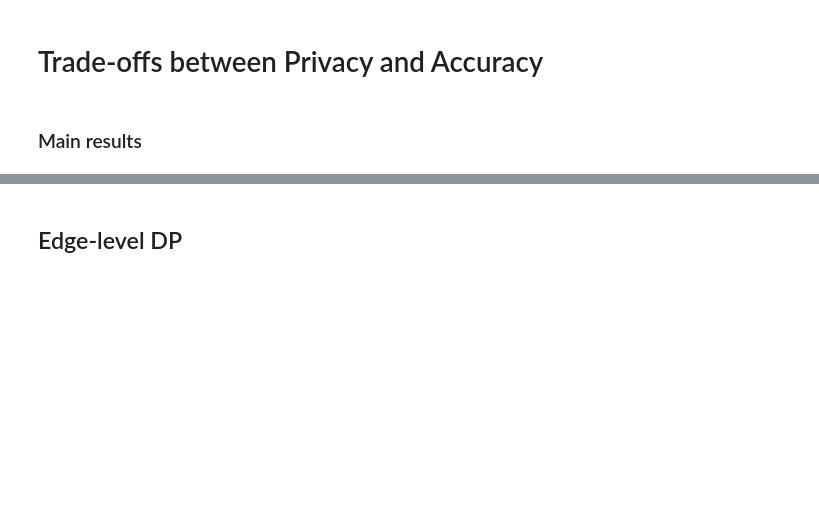
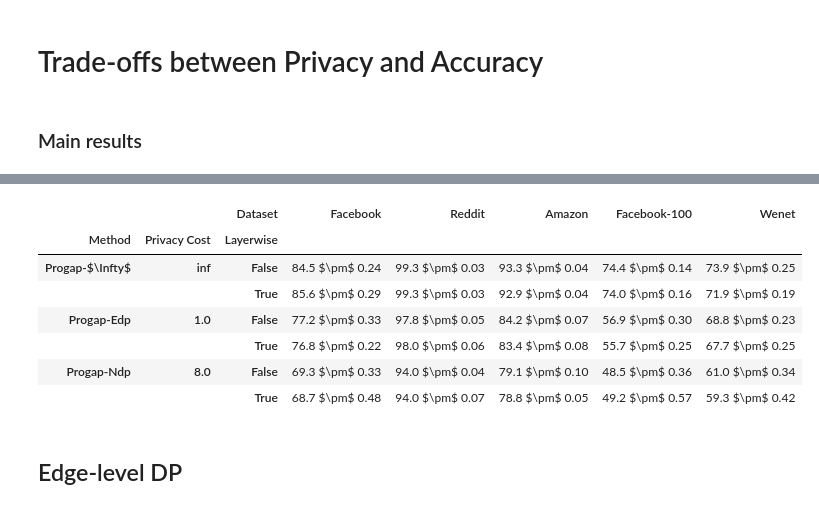
Before and after one commit to sisaman/ProGAP, a Jupyter notebook: results.ipynb, the cells around one changed output, grey strips where cells are left out. Drawn from its saved outputs; the diff is of its cells as text; code cells hidden in the pictures; blank space fills up the shorter version.

```diff
--- a/results.ipynb
+++ b/results.ipynb
@@ -136,5 +171,63 @@ df
 |  | GAP-NDP | 8.0 | 63.9 $\pm$ 0.49 | 93.9 $\pm$ 0.09 | 77.7 $\pm$ 0.11 | 43.0 $\pm$ 0.20 | 58.3 $\pm$ 0.38 |
 |  | MLP-DP | 8.0 | 50.0 $\pm$ 0.33 | 81.4 $\pm$ 0.10 | 73.6 $\pm$ 0.07 | 34.5 $\pm$ 0.13 | 50.8 $\pm$ 0.37 |
+# %%
+cols = ['id', 'method', 'dataset', 'epsilon', 'layerwise', 'train/acc_mean', 'val/acc_mean', 'test/acc_mean', 'test/acc_ci']
+methods = ['ProGAP-$\infty$', 'ProGAP-EDP', 'ProGAP-NDP']
+datasets = ['facebook', 'reddit', 'amazon', 'facebook-100', 'wenet']
+
+df = pd.DataFrame(data_list)
+df = df.filter(items=cols)
+df = df.query('dataset in @datasets and method in @methods')
+df.loc[df['method'] == 'ProGAP-$\infty$', 'epsilon'] = np.inf
+df = df.query('method != "ProGAP-EDP" or epsilon == 1')
+df = df.query('method != "ProGAP-NDP" or epsilon == 8')
+
+
+idx = df.groupby(['dataset', 'method', 'epsilon', 'layerwise'])['val/acc_mean'].idxmax().values
+df = df.loc[idx]
+
+df['acc'] = df[['test/acc_mean', 'test/acc_ci']].apply(
+    lambda row: '%.1f $\pm$ %.2f' % (row['test/acc_mean'], row['test/acc_ci']), axis=1
+)
+df = df.drop(columns=['id', 'train/acc_mean', 'val/acc_mean', 'test/acc_mean', 'test/acc_ci'])
+
+def sort_key(row):
+    keys = {
+        **{k:v+1 for v,k in enumerate(datasets)},     # datasets
+        'ProGAP-$\infty$': 1, 'ProGAP-EDP': 3, 'ProGAP-NDP': 6,  # methods
+        False: 1, True: 2,  # layerwise
+    }
+    if isinstance(row, pd.Index):
+        s = row.to_series()
+        s = s.replace(keys)
+        return pd.Index(s)
+    else:
+        return row.replace(keys)
+
+df = df.sort_values(by=['dataset', 'method', 'layerwise'], key=sort_key)
+df = df.pivot(columns='dataset', index=['method', 'epsilon', 'layerwise'], values='acc')
+df = df.reset_index().sort_values(
+    by=['method', 'layerwise'],
+    key=sort_key
+).set_index(['method', 'epsilon', 'layerwise'])
+df = df.sort_index(axis=1, key=sort_key)
+df = df.rename(str.title, axis=1)
+df = df.rename(str.title, axis=0, level=0)
+df = df.rename_axis(index={'epsilon': 'privacy cost'})
+df = df.rename_axis(index=str.title)
+df = df.rename_axis(columns=str.title)
+df = df.rename({np.inf: '$\infty$'}, axis=0, level=2)
+# print(df.style.to_latex())
+df
+# %% [output]
+|  |  | Dataset | Facebook | Reddit | Amazon | Facebook-100 | Wenet |
+| Method | Privacy Cost | Layerwise |  |  |  |  |  |
+| Progap-$\Infty$ | inf | False | 84.5 $\pm$ 0.24 | 99.3 $\pm$ 0.03 | 93.3 $\pm$ 0.04 | 74.4 $\pm$ 0.14 | 73.9 $\pm$ 0.25 |
+|  |  | True | 85.6 $\pm$ 0.29 | 99.3 $\pm$ 0.03 | 92.9 $\pm$ 0.04 | 74.0 $\pm$ 0.16 | 71.9 $\pm$ 0.19 |
+| Progap-Edp | 1.0 | False | 77.2 $\pm$ 0.33 | 97.8 $\pm$ 0.05 | 84.2 $\pm$ 0.07 | 56.9 $\pm$ 0.30 | 68.8 $\pm$ 0.23 |
+|  |  | True | 76.8 $\pm$ 0.22 | 98.0 $\pm$ 0.06 | 83.4 $\pm$ 0.08 | 55.7 $\pm$ 0.25 | 67.7 $\pm$ 0.25 |
+| Progap-Ndp | 8.0 | False | 69.3 $\pm$ 0.33 | 94.0 $\pm$ 0.04 | 79.1 $\pm$ 0.10 | 48.5 $\pm$ 0.36 | 61.0 $\pm$ 0.34 |
+|  |  | True | 68.7 $\pm$ 0.48 | 94.0 $\pm$ 0.07 | 78.8 $\pm$ 0.05 | 49.2 $\pm$ 0.57 | 59.3 $\pm$ 0.42 |
 # %% [markdown]
 ## Edge-level DP
 # %%
```
Also changed, not shown: parts of 9 cells of this notebook.
